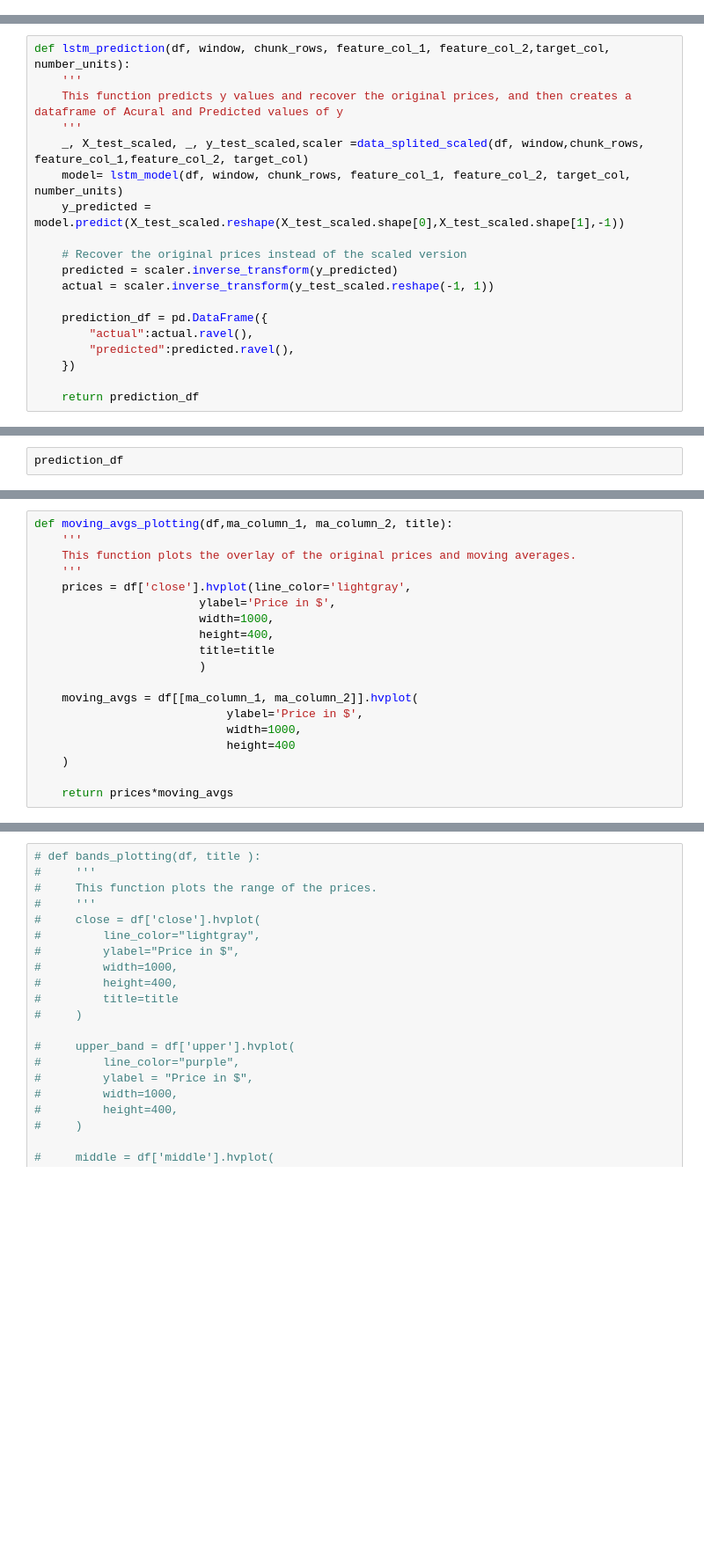
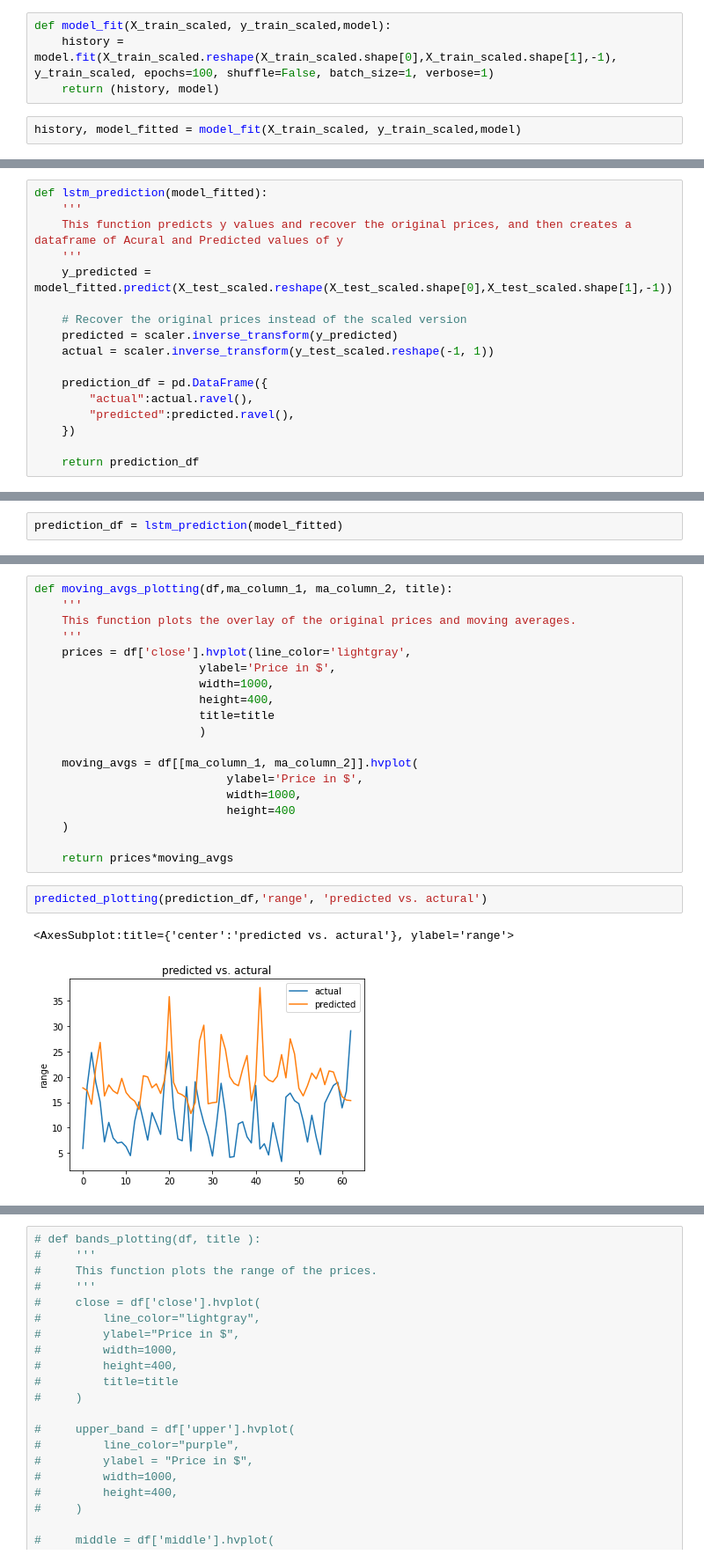
Before and after one commit to laramiedunlap/Project2, a Jupyter notebook: ying.ipynb, the cells around one changed output, grey strips where cells are left out. Shown at 88% size. Saved outputs shown, nothing was run; the diff lists cells and outputs as text; blank space fills up the shorter version.

Commit message:
lstm_4d.py

```diff
--- a/ying.ipynb
+++ b/ying.ipynb
@@ -457,0 +455,6 @@ Epoch 10/10
+# %%
+def model_fit(X_train_scaled, y_train_scaled,model):
+    history = model.fit(X_train_scaled.reshape(X_train_scaled.shape[0],X_train_scaled.shape[1],-1), y_train_scaled, epochs=100, shuffle=False, batch_size=1, verbose=1)
+    return (history, model)
+# %%
+history, model_fitted = model_fit(X_train_scaled, y_train_scaled,model)
@@ -492,11 +490,9 @@ Epoch 10/10
 # %%
-def lstm_prediction(df, window, chunk_rows, feature_col_1, feature_col_2,target_col, number_units):
+def lstm_prediction(model_fitted):
     '''
     This function predicts y values and recover the original prices, and then creates a dataframe of Acural and Predicted values of y
     '''
-    _, X_test_scaled, _, y_test_scaled,scaler =data_splited_scaled(df, window,chunk_rows, feature_col_1,feature_col_2, target_col)
-    model= lstm_model(df, window, chunk_rows, feature_col_1, feature_col_2, target_col, number_units)
-    y_predicted = model.predict(X_test_scaled.reshape(X_test_scaled.shape[0],X_test_scaled.shape[1],-1))
+    y_predicted = model_fitted.predict(X_test_scaled.reshape(X_test_scaled.shape[0],X_test_scaled.shape[1],-1))
 
     # Recover the original prices instead of the scaled version
     predicted = scaler.inverse_transform(y_predicted)
@@ -531,2 +507,2 @@ Epoch 10/10
 # %%
-prediction_df
+prediction_df = lstm_prediction(model_fitted)
@@ -578,3 +540,8 @@ def moving_avgs_plotting(df,ma_column_1, ma_column_2, title):
     )
 
     return prices*moving_avgs
+# %%
+predicted_plotting(prediction_df,'range', 'predicted vs. actural')
+# %% [output]
+<AxesSubplot:title={'center':'predicted vs. actural'}, ylabel='range'>
+[figure, added]
```
Also changed, not shown: parts of 26 cells of this notebook, 2 other files.
